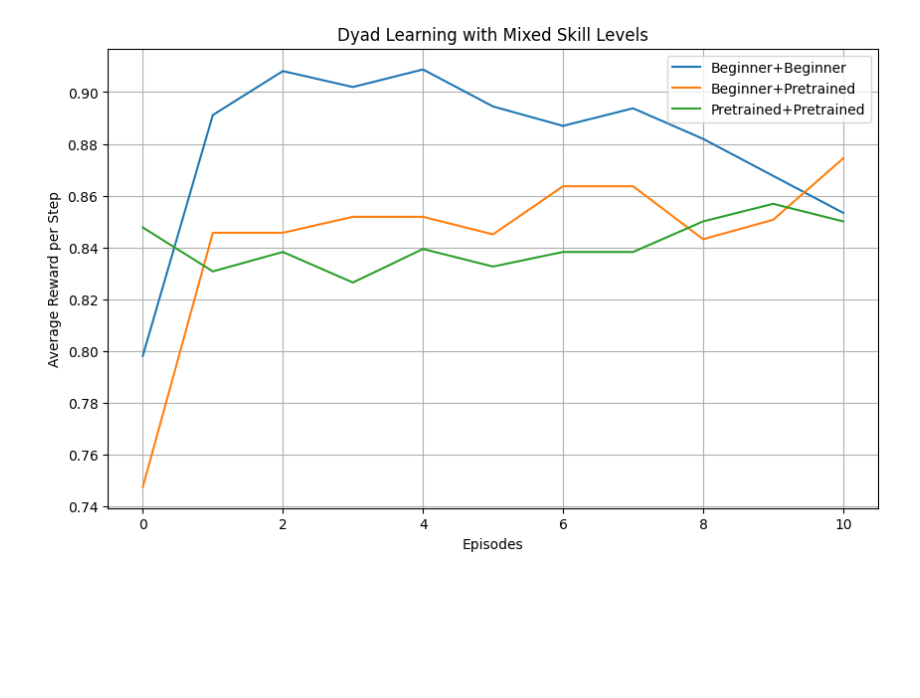
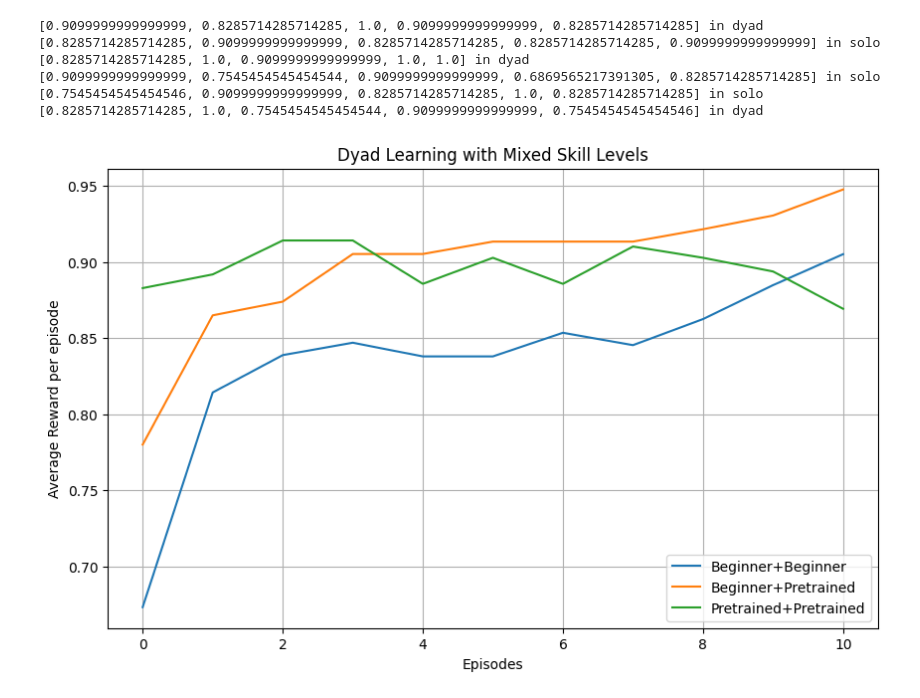
Before and after one commit to abarch/meta_unit, a Jupyter notebook: dyad_learning/multi_exp.ipynb, the cells around one changed output. Drawn from its saved outputs; the diff is of its cells as text; code cells hidden in the pictures; blank space fills up the shorter version.

```diff
--- a/dyad_learning/multi_exp.ipynb
+++ b/dyad_learning/multi_exp.ipynb
@@ -38,7 +38,7 @@ class PianoEnv:
     def step(self, action: int) -> Tuple[int, float, bool, Dict]:
         self.steps += 1
         done = False
-        reward = -0.5
+        reward = -0.8
         if action == self.correct_map[self.state]:
             reward = 1.0
             self.state += 1
@@ -77,13 +77,28 @@ class QLearningAgent:
         target = r + (0 if done else self.gamma * best_next)
         self.Q[s, a] += self.lr * (target - self.Q[s, a])
 
-    def update_role_based(self, s, a, r, s_next, done, role="performer", obs_factor=0.3):
+    # def update_role_based(self, s, a, r, s_next, done, role="performer", obs_factor=0.3):
+    #     if role == "performer":
+    #         self.update(s, a, r, s_next, done)
+    #     else:  # weaker update during observation
+    #         best_next = np.max(self.Q[s_next])
+    #         target = r + (0 if done else self.gamma * best_next)
+    #         self.Q[s, a] += obs_factor * self.lr * (target - self.Q[s, a])
+
+    # alternative role-based update
+    def update_role_based(self, s, a, r, s_next, done, role="performer", obs_factor=0.3, imitation_factor=0.5, performer_Q=None):
         if role == "performer":
             self.update(s, a, r, s_next, done)
-        else:  # weaker update during observation
+        else:  # coach (observer)
+            # Standard weaker TD update
             best_next = np.max(self.Q[s_next])
             target = r + (0 if done else self.gamma * best_next)
             self.Q[s, a] += obs_factor * self.lr * (target - self.Q[s, a])
+
+            # small imitation step towards performer’s Q-values
+            if performer_Q is not None:
+                self.Q[s] = (1 - imitation_factor) * self.Q[s] + imitation_factor * performer_Q[s]
+
 
     def generate_action(self, state, allowed):
         return np.argmax(self.Q[state, allowed])
@@ -105,6 +120,8 @@ def run_solo(env, agent, n_episodes=200):
             ep_reward += r
             s = s_next
         rewards.append(ep_reward/env.steps)
+        #print(env.steps, "steps in solo")
+    print (rewards[-5:], "in solo")
     return np.array(rewards)
 
 
@@ -129,7 +146,7 @@ def run_dyad(env, a, b, n_episodes=200, swap_mode="episode", obs_factor=0.5):
             s_next, r, done, _ = env.step(a_perform)
 
             performer.update_role_based(s, a_perform, r, s_next, done, role="performer")
-            coach.update_role_based(s, a_perform, r, s_next, done, role="coach", obs_factor=obs_factor)
+            coach.update_role_based(s, a_perform, r, s_next, done, role="coach", obs_factor=obs_factor,performer_Q= performer.Q)
 
             ep_reward += r
             s = s_next
@@ -138,7 +155,8 @@ def run_dyad(env, a, b, n_episodes=200, swap_mode="episode", obs_factor=0.5):
                 performer, coach = coach, performer
             elif swap_mode == "random" and random.random() < 0.1:
                 performer, coach = coach, performer
-
+        # FIXME: is it right to count only half of the steps  in the case of dyad
+        #print (steps, 0.5*steps , "steps in dyad")
         rewards.append(ep_reward/steps)
 
         # measure divergence
@@ -146,5 +164,5 @@ def run_dyad(env, a, b, n_episodes=200, swap_mode="episode", obs_factor=0.5):
         denom = (np.linalg.norm(flat_a) * np.linalg.norm(flat_b) + 1e-12)
         cos_sim = np.dot(flat_a, flat_b) / denom
         divergence.append(1.0 - cos_sim)
-
+    print (rewards[-5:], "in dyad")
     return np.array(rewards), np.array(divergence)
@@ -178,36 +289,42 @@ def experiment_mixed_skill(n_episodes=200, pretrain_episodes=300, obs=0.2, swap_
 
     # Scenario 3: both pretrained
     pretrained_a = pretrain_agent(env, episodes=pretrain_episodes)
     pretrained_b = pretrain_agent(env, episodes=pretrain_episodes)
     agent5 = QLearningAgent(env.n_states, env.n_actions)
     agent5.Q = pretrained_a.Q.copy()
     agent6 = QLearningAgent(env.n_states, env.n_actions)
     agent6.Q = pretrained_b.Q.copy()
     rewards_pp, div_pp = run_dyad(env, agent5, agent6, n_episodes=n_episodes, swap_mode=swap_mode, obs_factor=obs)
 
     # Plot results
     plt.figure(figsize=(10,6))
     plt.plot(np.convolve(rewards_bb, np.ones(10)/10, mode="valid"), label="Beginner+Beginner")
     plt.plot(np.convolve(rewards_bp, np.ones(10)/10, mode="valid"), label="Beginner+Pretrained")
     plt.plot(np.convolve(rewards_pp, np.ones(10)/10, mode="valid"), label="Pretrained+Pretrained")
     plt.xlabel("Episodes")
-    plt.ylabel("Average Reward per Step")
+    plt.ylabel("Average Reward per episode")
     plt.title("Dyad Learning with Mixed Skill Levels")
     plt.legend()
     plt.grid(True)
     plt.show()
 
     return (rewards_bb, rewards_bp, rewards_pp), (div_bb, div_bp, div_pp)
 
 
 # ------------------------------
 # Run the experiment
 # ------------------------------
 results, divergences = experiment_mixed_skill(
-    n_episodes=20, pretrain_episodes=70, swap_mode="episode"
+    n_episodes=20, pretrain_episodes=70, swap_mode="step"
 )
 # %% [output]
+[0.9099999999999999, 0.8285714285714285, 1.0, 0.9099999999999999, 0.8285714285714285] in dyad
+[0.8285714285714285, 0.9099999999999999, 0.8285714285714285, 0.8285714285714285, 0.9099999999999999] in solo
+[0.8285714285714285, 1.0, 0.9099999999999999, 1.0, 1.0] in dyad
+[0.9099999999999999, 0.7545454545454544, 0.9099999999999999, 0.6869565217391305, 0.8285714285714285] in solo
+[0.7545454545454546, 0.9099999999999999, 0.8285714285714285, 1.0, 0.8285714285714285] in solo
+[0.8285714285714285, 1.0, 0.7545454545454544, 0.9099999999999999, 0.7545454545454546] in dyad
-[figure, old version]
+[figure, new version]
 # %%
 
 # ------------------------------
```
Also changed, not shown: parts of 2 cells of this notebook.
